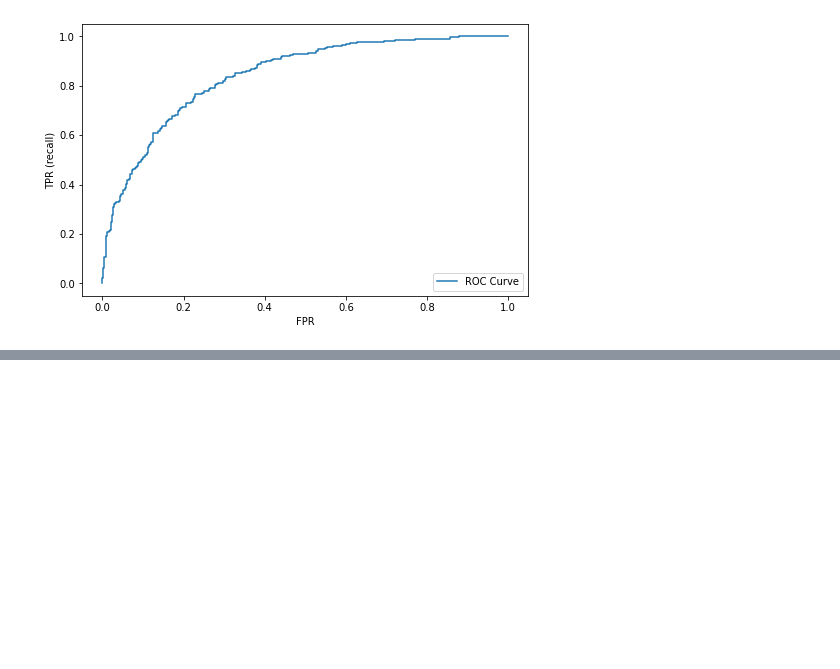
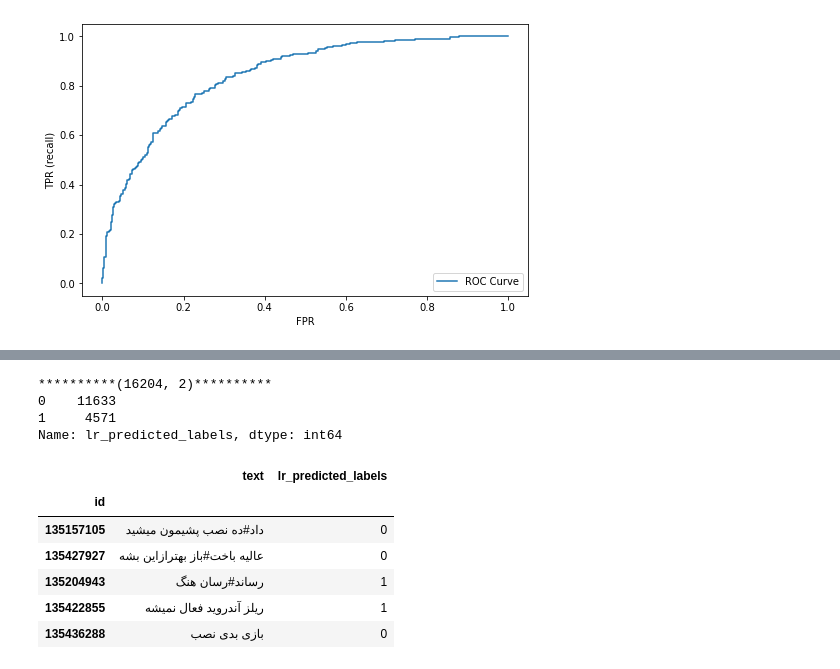
Before and after one commit to AmirHoseein99/Persian_NLP_Task, a Jupyter notebook: NLP_Task.ipynb, the cells around one changed output, grey strips where cells are left out. Saved outputs shown, nothing was run; the diff lists cells and outputs as text; code cells hidden in the pictures; blank space fills up the shorter version.

```diff
--- a/NLP_Task.ipynb
+++ b/NLP_Task.ipynb
@@ -3017,0 +3065,4 @@ logesitc Regressin Model AUC is : 0.8429376915584706
+# %%
+unlabeled_data_with_lr_labelss = pd.read_csv("/content/drive/MyDrive/Colab Notebooks/NLP/Cafe_Bazar/SMOTE_unlabelled_with_lr_labells.csv", index_col=0)
+print(10 * '*' + str(unlabeled_data_with_lr_labelss.shape) + 10 * '*')
+unlabeled_data_with_lr_labelss.head()
@@ -3017,0 +3078,17 @@ logesitc Regressin Model AUC is : 0.8429376915584706
+# %%
+unlabeled_data_with_lr_labelss = unlabeled_data_with_lr_labelss[unlabeled_data_with_lr_labelss.lr_predicted_labels != -1]
+print(10 * '*' + str(unlabeled_data_with_lr_labelss.shape) + 10 * '*')
+print(unlabeled_data_with_lr_labelss.lr_predicted_labels.value_counts())
+unlabeled_data_with_lr_labelss.head()
+# %% [output]
+**********(16204, 2)**********
+0    11633
+1     4571
+Name: lr_predicted_labels, dtype: int64
+|  | text | lr_predicted_labels |
+| id |  |  |
+| 135157105 | داد#ده نصب پشیمون میشید | 0 |
+| 135427927 | عالیه باخت#باز بهترازاین بشه | 0 |
+| 135204943 | رساند#رسان هنگ | 1 |
+| 135422855 | ریلز آندروید فعال نمیشه | 1 |
+| 135436288 | بازی بدی نصب | 0 |
```
Also changed, not shown: parts of 15 cells of this notebook.
